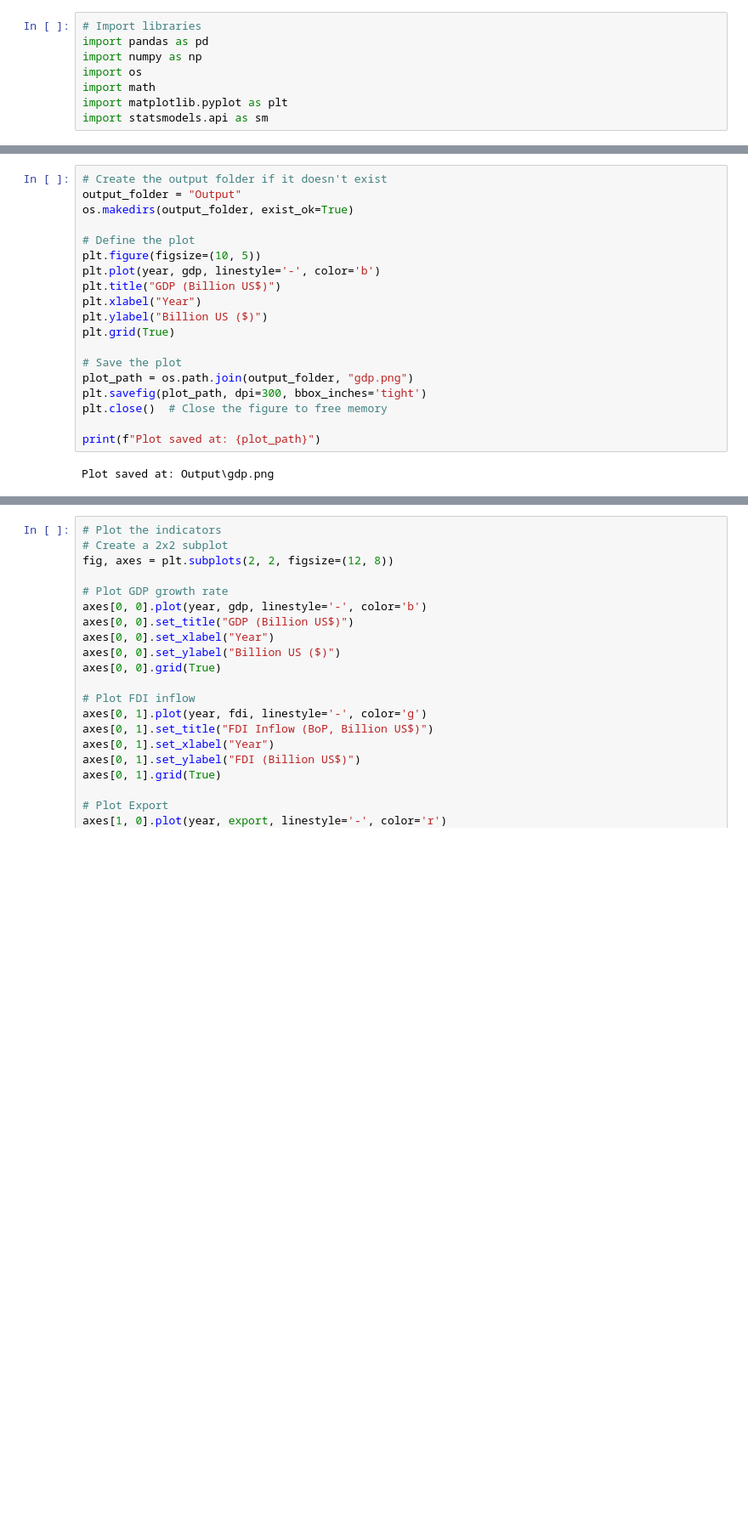
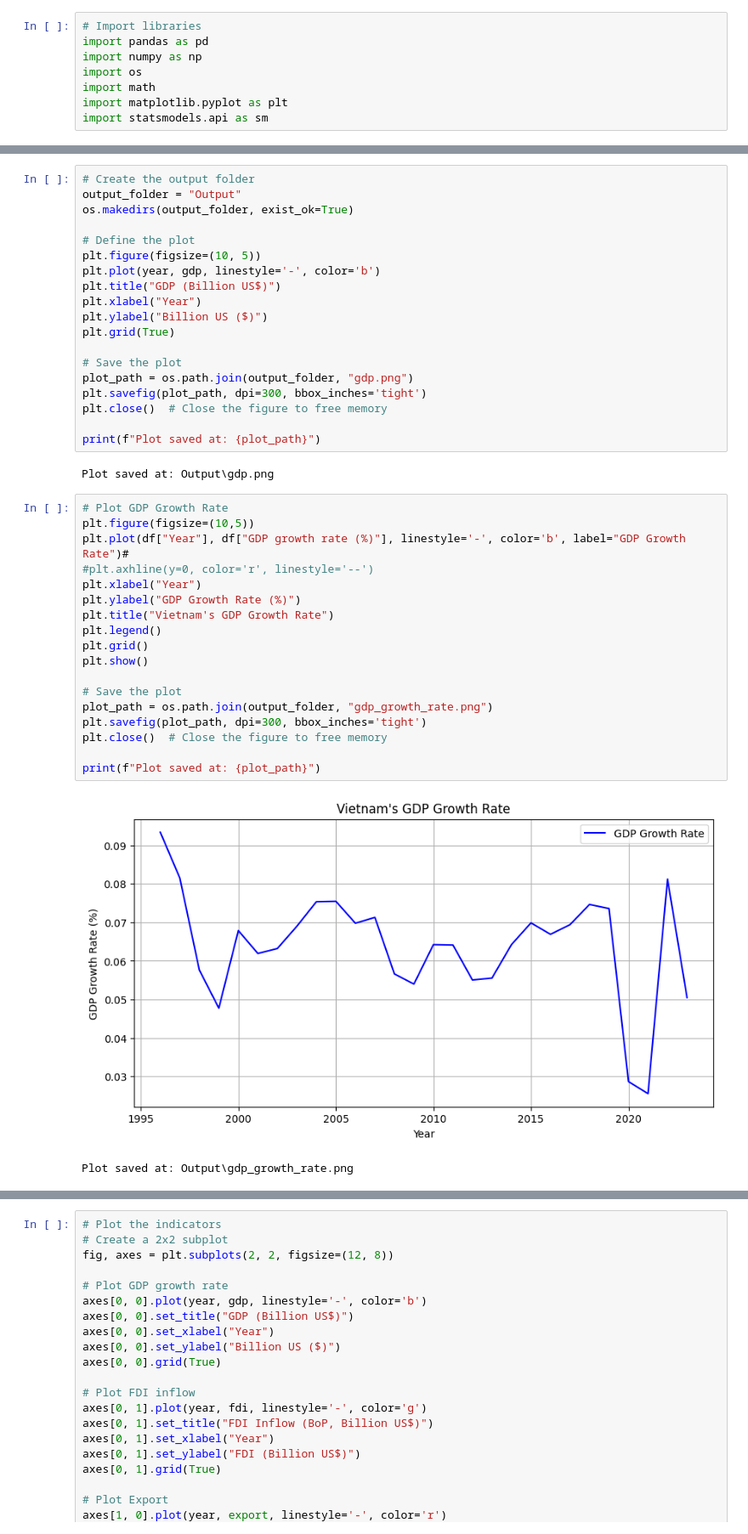
Before and after one commit to Thuan509/Dynamic-Macroeconomics, a Jupyter notebook: PS1_Code/growth.ipynb, the cells around one changed output, grey strips where cells are left out. Shown at 85% size. Saved outputs shown, nothing was run; the diff lists cells and outputs as text; blank space fills up the shorter version.

```diff
--- a/PS1_Code/growth.ipynb
+++ b/PS1_Code/growth.ipynb
@@ -87,5 +91,5 @@ df.describe()
 # %%
-# Create the output folder if it doesn't exist
+# Create the output folder
 output_folder = "Output"
 os.makedirs(output_folder, exist_ok=True)
 
@@ -105,3 +109,24 @@ plt.close()  # Close the figure to free memory
 print(f"Plot saved at: {plot_path}")
 # %% [output]
 Plot saved at: Output\gdp.png
+# %%
+# Plot GDP Growth Rate
+plt.figure(figsize=(10,5))
+plt.plot(df["Year"], df["GDP growth rate (%)"], linestyle='-', color='b', label="GDP Growth Rate")#
+#plt.axhline(y=0, color='r', linestyle='--')
+plt.xlabel("Year")
+plt.ylabel("GDP Growth Rate (%)")
+plt.title("Vietnam's GDP Growth Rate")
+plt.legend()
+plt.grid()
+plt.show()
+
+# Save the plot
+plot_path = os.path.join(output_folder, "gdp_growth_rate.png")
+plt.savefig(plot_path, dpi=300, bbox_inches='tight')
+plt.close()  # Close the figure to free memory
+
+print(f"Plot saved at: {plot_path}")
+# %% [output]
+[figure, added]
+Plot saved at: Output\gdp_growth_rate.png
```
Also changed, not shown: parts of 9 cells of this notebook, 14 other files.
